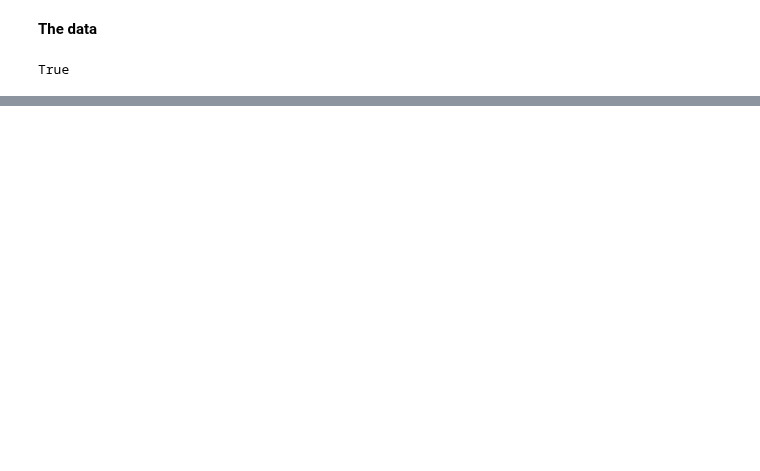
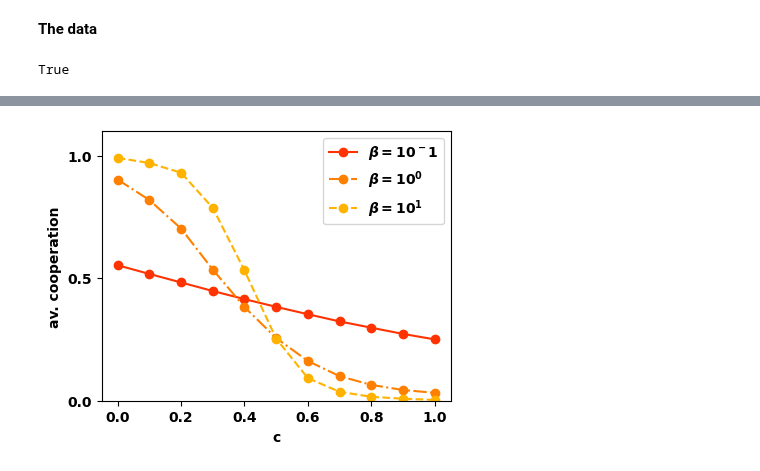
Before and after one commit to Nikoleta-v3/conditional-cooperation-with-longer-memory, a Jupyter notebook: notebooks/Counting 2-bit reactive strategies.ipynb, the cells around one changed output, grey strips where cells are left out. Saved outputs shown, nothing was run; the diff lists cells and outputs as text; code cells hidden in the pictures; blank space fills up the shorter version.

```diff
--- a/notebooks/Counting 2-bit reactive strategies.ipynb
+++ b/notebooks/Counting 2-bit reactive strategies.ipynb
@@ -139,0 +161,40 @@ fig.savefig("../figures/counting_strategies_evolution.pdf", bbox_inches='tight')
+# %%
+df = pd.concat(dfs)
+# %%
+groups = df.groupby("beta")
+# %%
+per_beta_points = []
+for i, group in groups:
+    points = []
+    group = group.sort_values("c")
+    cost_groups = group.groupby("c")
+
+    for j, cost_group in cost_groups:
+        points.append(sum(cost_group['frequencies norm'] * cost_group['cooperation']))
+
+    per_beta_points.append(points)
+# %%
+col = plt.cm.autumn
+# %%
+fig, ax = plt.subplots(figsize=(4.5, 3.5));
+
+for i, points, style, beta in zip([.2, .5, .7],
+                            per_beta_points,
+                            ["-o", "-.o", "--o"],
+                            ["10^-1", "10^0", "10^1"]):
+
+    ax.plot(np.linspace(0, 1, 11), points, style, color=col(i), label=fr"$\beta={beta}$")
+
+ax.set_ylim(0, 1.1)
+
+ax.set_yticks([0, .5, 1])
+
+ax.set_xlabel("c")
+
+ax.set_ylabel("av. cooperation");
+
+plt.legend();
+
+fig.savefig("../figures/counting_strategies_evolution_betas.pdf", bbox_inches='tight')
+# %% [output]
+[figure, added]
```
Also changed, not shown: parts of 12 cells of this notebook, 8 other files.
